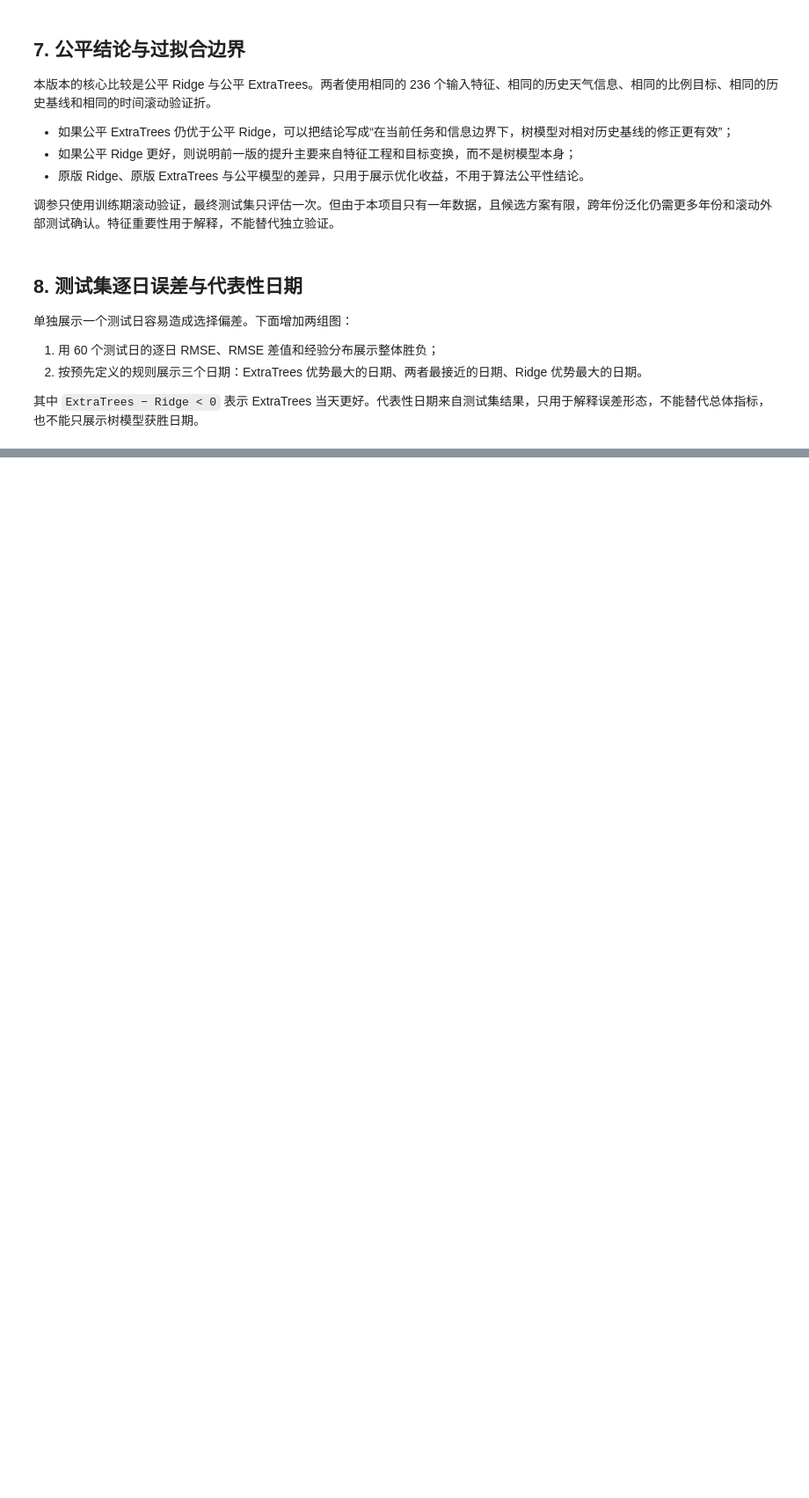
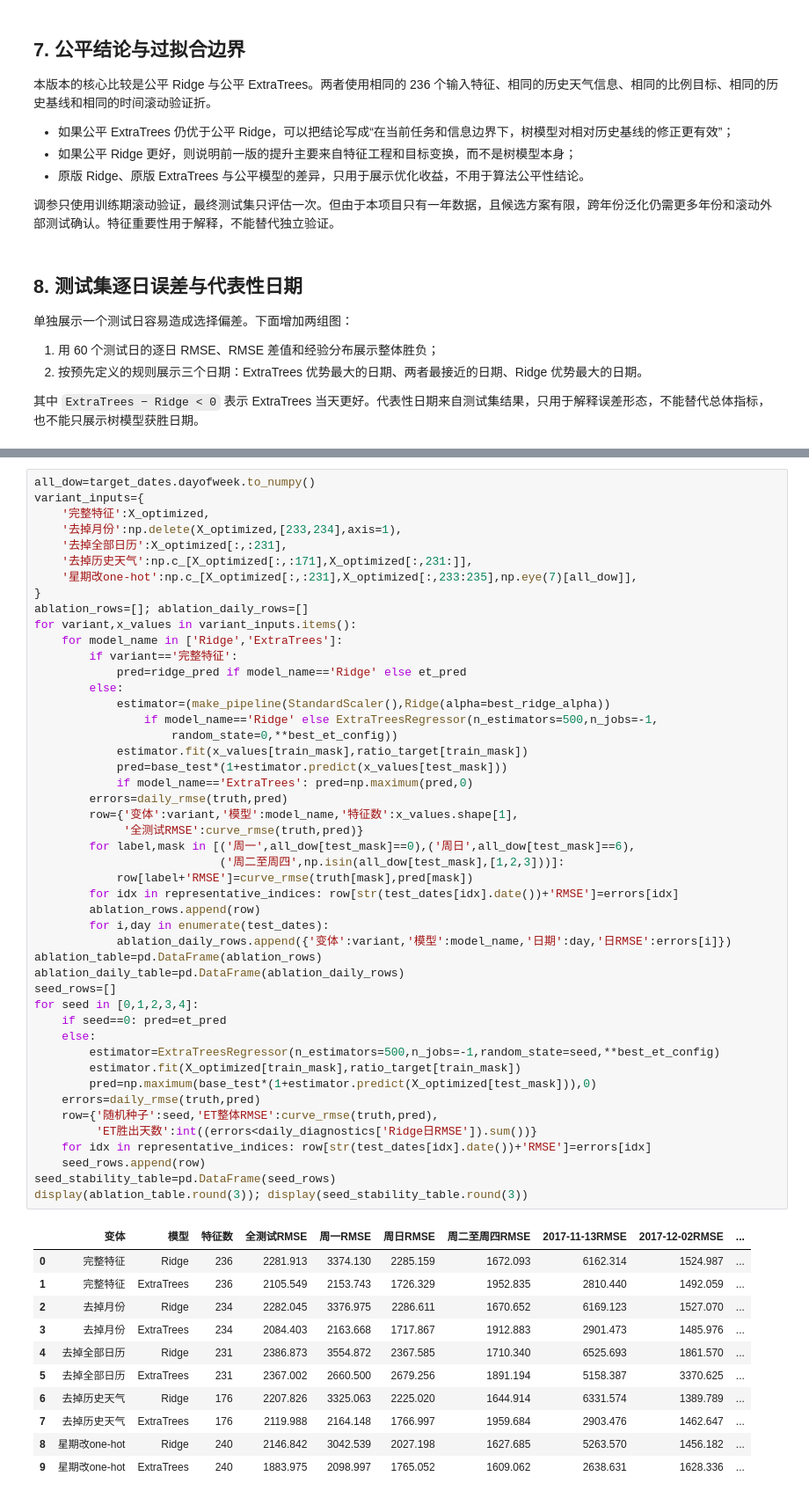
Before and after one commit to zstsyj/City_load, a Jupyter notebook: 02_model_10.ipynb, the cells around one changed output, grey strips where cells are left out. Shown at 88% size. Saved outputs shown, nothing was run; the diff lists cells and outputs as text; blank space fills up the shorter version.

```diff
--- a/02_model_10.ipynb
+++ b/02_model_10.ipynb
@@ -513,0 +926,59 @@ fig.suptitle('图5  按固定规则选出的三类测试日示例', y=1.01); fig
+# %%
+all_dow=target_dates.dayofweek.to_numpy()
+variant_inputs={
+    '完整特征':X_optimized,
+    '去掉月份':np.delete(X_optimized,[233,234],axis=1),
+    '去掉全部日历':X_optimized[:,:231],
+    '去掉历史天气':np.c_[X_optimized[:,:171],X_optimized[:,231:]],
+    '星期改one-hot':np.c_[X_optimized[:,:231],X_optimized[:,233:235],np.eye(7)[all_dow]],
+}
+ablation_rows=[]; ablation_daily_rows=[]
+for variant,x_values in variant_inputs.items():
+    for model_name in ['Ridge','ExtraTrees']:
+        if variant=='完整特征':
+            pred=ridge_pred if model_name=='Ridge' else et_pred
+        else:
+            estimator=(make_pipeline(StandardScaler(),Ridge(alpha=best_ridge_alpha))
+                if model_name=='Ridge' else ExtraTreesRegressor(n_estimators=500,n_jobs=-1,
+                    random_state=0,**best_et_config))
+            estimator.fit(x_values[train_mask],ratio_target[train_mask])
+            pred=base_test*(1+estimator.predict(x_values[test_mask]))
+            if model_name=='ExtraTrees': pred=np.maximum(pred,0)
+        errors=daily_rmse(truth,pred)
+        row={'变体':variant,'模型':model_name,'特征数':x_values.shape[1],
+             '全测试RMSE':curve_rmse(truth,pred)}
+        for label,mask in [('周一',all_dow[test_mask]==0),('周日',all_dow[test_mask]==6),
+                           ('周二至周四',np.isin(all_dow[test_mask],[1,2,3]))]:
+            row[label+'RMSE']=curve_rmse(truth[mask],pred[mask])
+        for idx in representative_indices: row[str(test_dates[idx].date())+'RMSE']=errors[idx]
+        ablation_rows.append(row)
+        for i,day in enumerate(test_dates):
+            ablation_daily_rows.append({'变体':variant,'模型':model_name,'日期':day,'日RMSE':errors[i]})
+ablation_table=pd.DataFrame(ablation_rows)
+ablation_daily_table=pd.DataFrame(ablation_daily_rows)
+seed_rows=[]
+for seed in [0,1,2,3,4]:
+    if seed==0: pred=et_pred
+    else:
+        estimator=ExtraTreesRegressor(n_estimators=500,n_jobs=-1,random_state=seed,**best_et_config)
+        estimator.fit(X_optimized[train_mask],ratio_target[train_mask])
+        pred=np.maximum(base_test*(1+estimator.predict(X_optimized[test_mask])),0)
+    errors=daily_rmse(truth,pred)
+    row={'随机种子':seed,'ET整体RMSE':curve_rmse(truth,pred),
+         'ET胜出天数':int((errors<daily_diagnostics['Ridge日RMSE']).sum())}
+    for idx in representative_indices: row[str(test_dates[idx].date())+'RMSE']=errors[idx]
+    seed_rows.append(row)
+seed_stability_table=pd.DataFrame(seed_rows)
+display(ablation_table.round(3)); display(seed_stability_table.round(3))
+# %% [output]
+|  | 变体 | 模型 | 特征数 | 全测试RMSE | 周一RMSE | 周日RMSE | 周二至周四RMSE | 2017-11-13RMSE | 2017-12-02RMSE | ... |
+| 0 | 完整特征 | Ridge | 236 | 2281.913 | 3374.130 | 2285.159 | 1672.093 | 6162.314 | 1524.987 | ... |
+| 1 | 完整特征 | ExtraTrees | 236 | 2105.549 | 2153.743 | 1726.329 | 1952.835 | 2810.440 | 1492.059 | ... |
+| 2 | 去掉月份 | Ridge | 234 | 2282.045 | 3376.975 | 2286.611 | 1670.652 | 6169.123 | 1527.070 | ... |
+| 3 | 去掉月份 | ExtraTrees | 234 | 2084.403 | 2163.668 | 1717.867 | 1912.883 | 2901.473 | 1485.976 | ... |
+| 4 | 去掉全部日历 | Ridge | 231 | 2386.873 | 3554.872 | 2367.585 | 1710.340 | 6525.693 | 1861.570 | ... |
+| 5 | 去掉全部日历 | ExtraTrees | 231 | 2367.002 | 2660.500 | 2679.256 | 1891.194 | 5158.387 | 3370.625 | ... |
+| 6 | 去掉历史天气 | Ridge | 176 | 2207.826 | 3325.063 | 2225.020 | 1644.914 | 6331.574 | 1389.789 | ... |
+| 7 | 去掉历史天气 | ExtraTrees | 176 | 2119.988 | 2164.148 | 1766.997 | 1959.684 | 2903.476 | 1462.647 | ... |
+| 8 | 星期改one-hot | Ridge | 240 | 2146.842 | 3042.539 | 2027.198 | 1627.685 | 5263.570 | 1456.182 | ... |
+| 9 | 星期改one-hot | ExtraTrees | 240 | 1883.975 | 2098.997 | 1765.052 | 1609.062 | 2638.631 | 1628.336 | ... |
```
Also changed, not shown: parts of 21 cells of this notebook, 1 other file.
